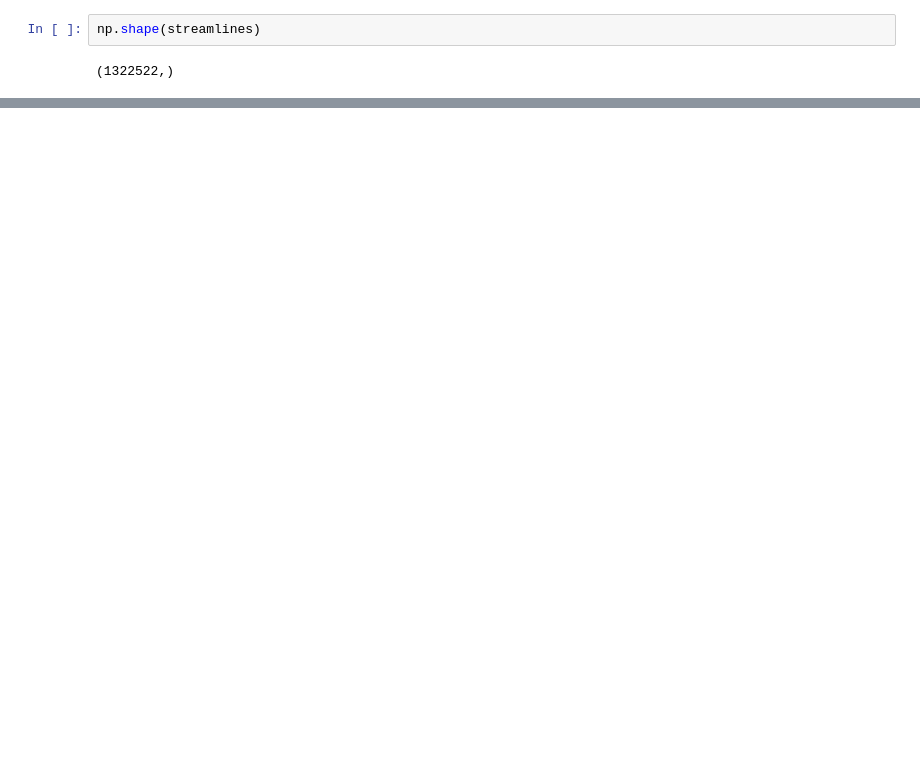
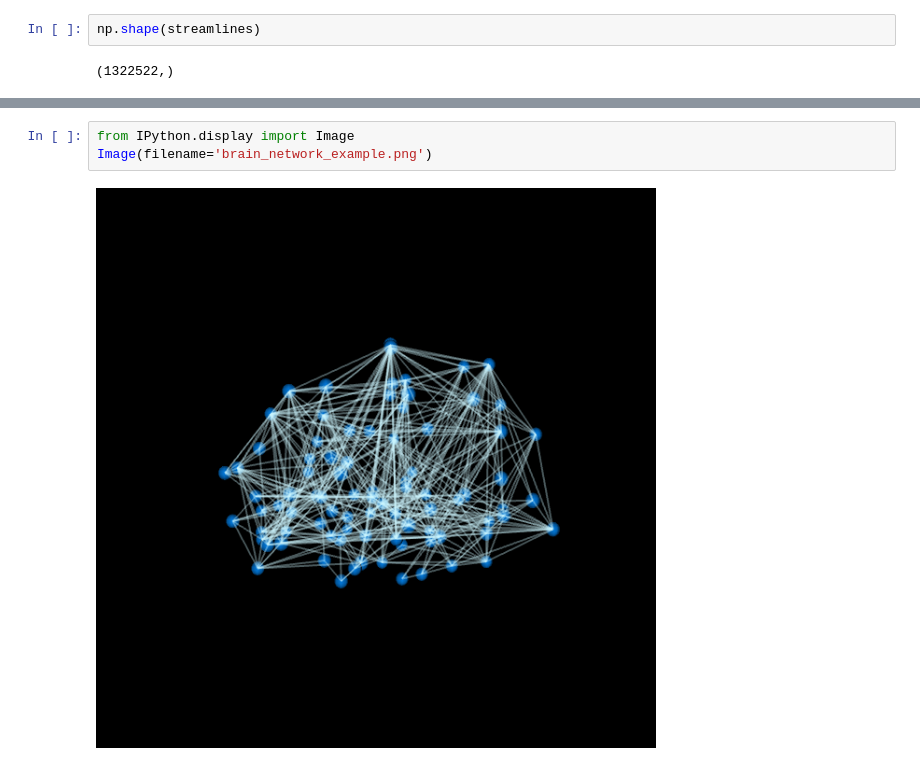
Before and after one commit to adamrrudolf/diffusionNetworks, a Jupyter notebook: connectivityMatrix.ipynb, the cells around one changed output, grey strips where cells are left out. Drawn from its saved outputs; the diff is of its cells as text; blank space fills up the shorter version.

```diff
--- a/connectivityMatrix.ipynb
+++ b/connectivityMatrix.ipynb
@@ -13,0 +92,5 @@ np.shape(streamlines)
+# %%
+from IPython.display import Image
+Image(filename='brain_network_example.png')
+# %% [output]
+[figure, added]
```
Also changed, not shown: parts of 4 cells of this notebook.
